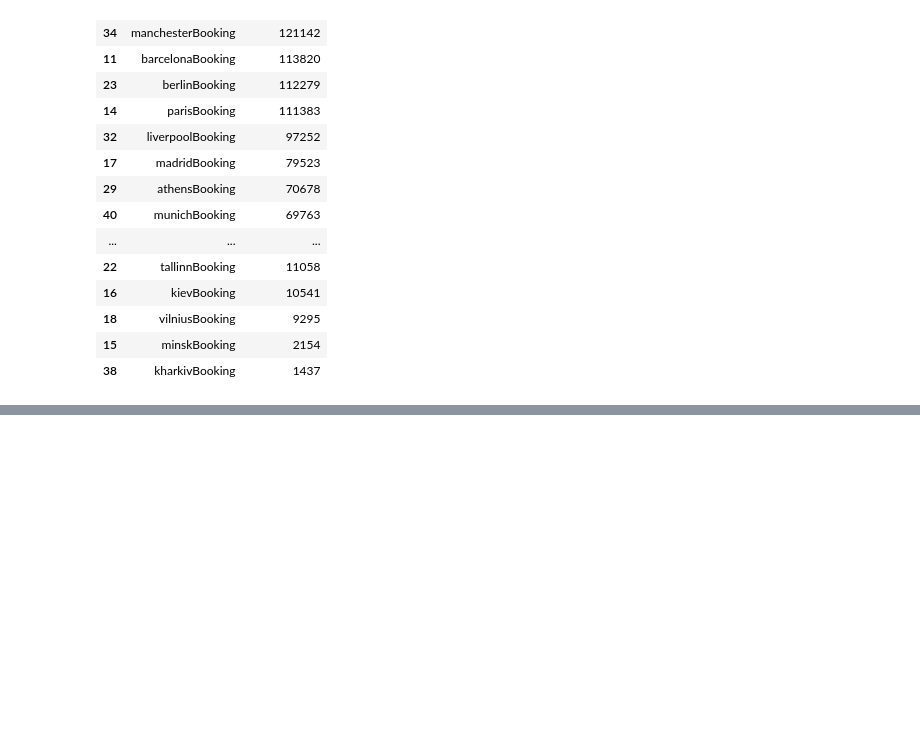
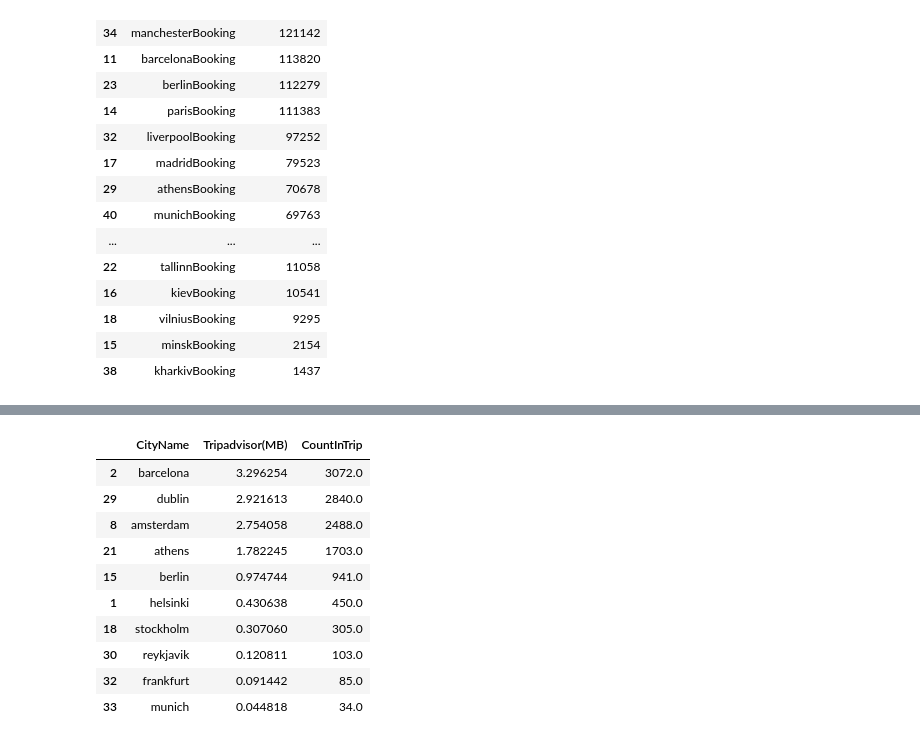
Before and after one commit to yiperzhou/text-sentiment-classification-with-deep-neural-networks, a Jupyter notebook: data-preprocess/remove-row-containing-absent-value.ipynb, the cells around one changed output, grey strips where cells are left out. Saved outputs shown, nothing was run; the diff lists cells and outputs as text; code cells hidden in the pictures; blank space fills up the shorter version.

```diff
--- a/data-preprocess/remove-row-containing-absent-value.ipynb
+++ b/data-preprocess/remove-row-containing-absent-value.ipynb
@@ -146,3 +111,11 @@ dataSizeDF = pd.DataFrame(dataSizeList, columns=["CityName", "Tripadvisor(MB)","
+# %%
+- except:
+            size_in_booking = None
+            countNum_in_booking = None
+#             pass
+        dataSizeList.append([i, size_in_trip, countNum_in_trip, size_in_booking, countNum_in_booking])
+
+dataSizeDF = pd.DataFrame(dataSizeList, columns=["CityName", "Tripadvisor(MB)","CountInTrip", "Booking(MB)", "CountInBooking"])
 # %%
 dataSizeDF
 # %% [output]
@@ -235,7 +208,7 @@ testCollNames = testCollTripadvisorNames + testCollBookingNames
 
 newDatabaseName = "sentimentAnalysis"
 newDB = client[newDatabaseName]
-sentAnalysisList = list()
+# sentAnalysisList = list()
 for i in testCollNames:
 #     print(type(db[i]))
 #     fetch collection data from mongo, and then calcualte the statistics, we can do it just within mongo, which
@@ -257,7 +230,7 @@ for i in testCollNames:
     #     records = json.loads(df.T.to_json()).values()
 
     #     newDB[i].insert_many(records)
-        sentAnalysisList.append([i ,df.shape[0]])
+#         sentAnalysisList.append([i ,df.shape[0]])
     except:
         pass
 #     newDB = client.newDatabaseName
@@ -267,7 +240,7 @@ for i in testCollNames:
 #     print(df[:1]["date"])
 #     print(type(df))
 
-sentAnalysisDF = pd.DataFrame(sentAnalysisList, columns=["CollName", "ReviewCount"])
+# sentAnalysisDF = pd.DataFrame(sentAnalysisList, columns=["CollName", "ReviewCount"])
 
 # remove review records which contain absent value
 
@@ -360,0 +387,19 @@ sentBookingDF
+# %%
+# get "Booking" new collecton statistics seperated from the whole dataframe
+sentBookingDF = sentCollStatDF.sort_values(by="CountInTrip", ascending=False)[["CityName", "Tripadvisor(MB)", "CountInTrip"]]
+# get "Tripadvisor" new collecton statistics seperated from the whole dataframe
+sentTripadvisorDF = sentCollStatDF.sort_values(by="CountInBooking", ascending=False)[["CityName", "Booking(MB)", "CountInBooking"]]
+# %%
+sentBookingDF[:10]
+# %% [output]
+|  | CityName | Tripadvisor(MB) | CountInTrip |
+| 2 | barcelona | 3.296254 | 3072.0 |
+| 29 | dublin | 2.921613 | 2840.0 |
+| 8 | amsterdam | 2.754058 | 2488.0 |
+| 21 | athens | 1.782245 | 1703.0 |
+| 15 | berlin | 0.974744 | 941.0 |
+| 1 | helsinki | 0.430638 | 450.0 |
+| 18 | stockholm | 0.307060 | 305.0 |
+| 30 | reykjavik | 0.120811 | 103.0 |
+| 32 | frankfurt | 0.091442 | 85.0 |
+| 33 | munich | 0.044818 | 34.0 |
```
Also changed, not shown: parts of 8 cells of this notebook.
